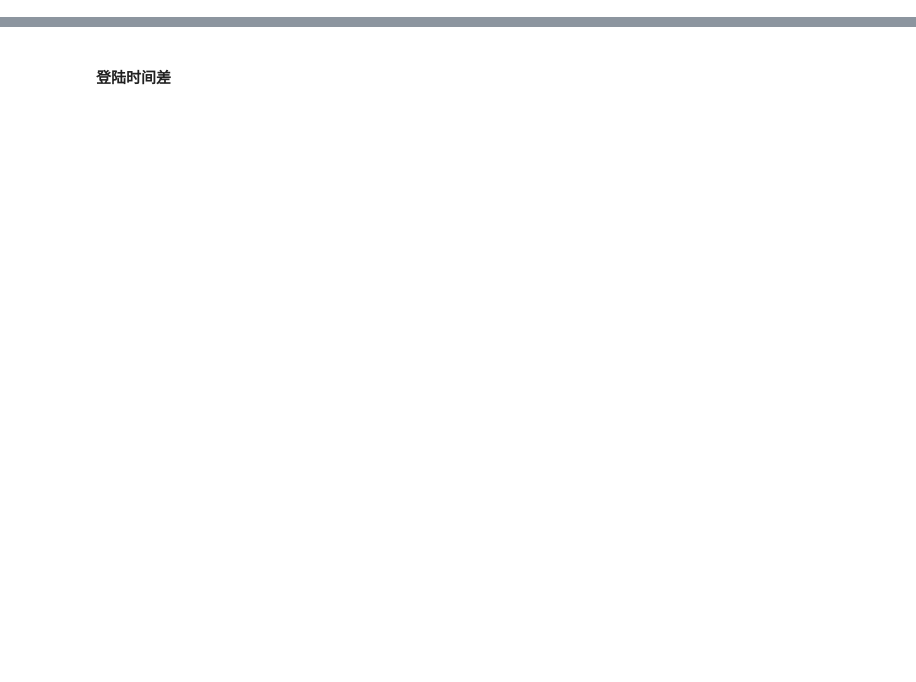
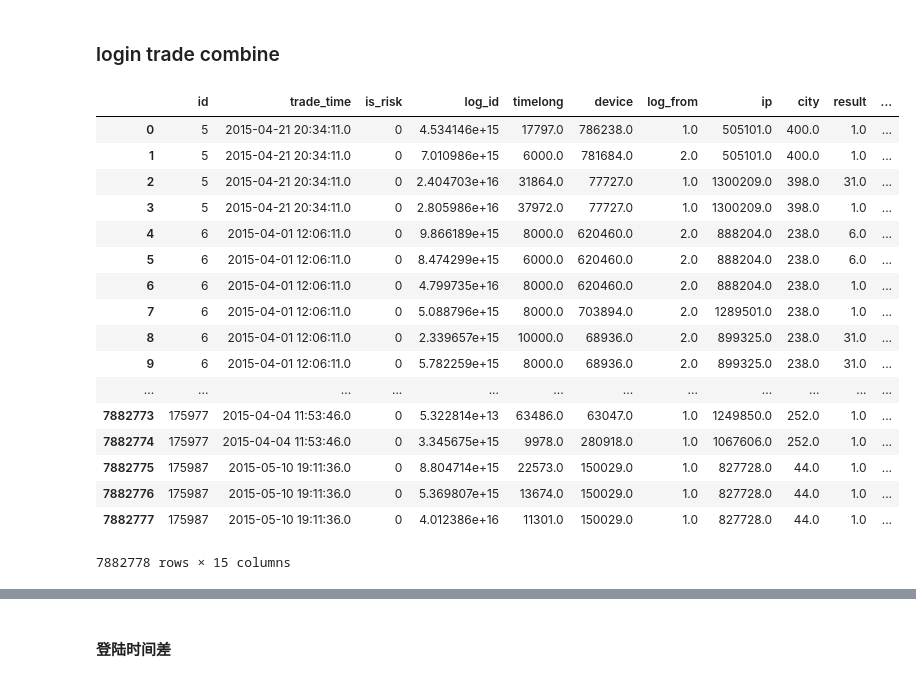
Before and after one commit to dereksjtu/MachineLearning_Matches, a Jupyter notebook: JDD/code/EDA_JDD.ipynb, the cells around one changed output, grey strips where cells are left out. Saved outputs shown, nothing was run; the diff lists cells and outputs as text; code cells hidden in the pictures; blank space fills up the shorter version.

```diff
--- a/JDD/code/EDA_JDD.ipynb
+++ b/JDD/code/EDA_JDD.ipynb
@@ -117,0 +109,2 @@ t_trade_test
+# %% [markdown]
+### login trade  combine
@@ -117,0 +115,22 @@ t_trade_test
+# %%
+log_trade_tr = pd.read_csv('log_trade_tr.csv')
+log_trade_tr
+# %% [output]
+|  | id | trade_time | is_risk | log_id | timelong | device | log_from | ip | city | result | ... |
+| 0 | 5 | 2015-04-21 20:34:11.0 | 0 | 4.534146e+15 | 17797.0 | 786238.0 | 1.0 | 505101.0 | 400.0 | 1.0 | ... |
+| 1 | 5 | 2015-04-21 20:34:11.0 | 0 | 7.010986e+15 | 6000.0 | 781684.0 | 2.0 | 505101.0 | 400.0 | 1.0 | ... |
+| 2 | 5 | 2015-04-21 20:34:11.0 | 0 | 2.404703e+16 | 31864.0 | 77727.0 | 1.0 | 1300209.0 | 398.0 | 31.0 | ... |
+| 3 | 5 | 2015-04-21 20:34:11.0 | 0 | 2.805986e+16 | 37972.0 | 77727.0 | 1.0 | 1300209.0 | 398.0 | 1.0 | ... |
+| 4 | 6 | 2015-04-01 12:06:11.0 | 0 | 9.866189e+15 | 8000.0 | 620460.0 | 2.0 | 888204.0 | 238.0 | 6.0 | ... |
+| 5 | 6 | 2015-04-01 12:06:11.0 | 0 | 8.474299e+15 | 6000.0 | 620460.0 | 2.0 | 888204.0 | 238.0 | 6.0 | ... |
+| 6 | 6 | 2015-04-01 12:06:11.0 | 0 | 4.799735e+16 | 8000.0 | 620460.0 | 2.0 | 888204.0 | 238.0 | 1.0 | ... |
+| 7 | 6 | 2015-04-01 12:06:11.0 | 0 | 5.088796e+15 | 8000.0 | 703894.0 | 2.0 | 1289501.0 | 238.0 | 1.0 | ... |
+| 8 | 6 | 2015-04-01 12:06:11.0 | 0 | 2.339657e+15 | 10000.0 | 68936.0 | 2.0 | 899325.0 | 238.0 | 31.0 | ... |
+| 9 | 6 | 2015-04-01 12:06:11.0 | 0 | 5.782259e+15 | 8000.0 | 68936.0 | 2.0 | 899325.0 | 238.0 | 31.0 | ... |
+| ... | ... | ... | ... | ... | ... | ... | ... | ... | ... | ... | ... |
+| 7882773 | 175977 | 2015-04-04 11:53:46.0 | 0 | 5.322814e+13 | 63486.0 | 63047.0 | 1.0 | 1249850.0 | 252.0 | 1.0 | ... |
+| 7882774 | 175977 | 2015-04-04 11:53:46.0 | 0 | 3.345675e+15 | 9978.0 | 280918.0 | 1.0 | 1067606.0 | 252.0 | 1.0 | ... |
+| 7882775 | 175987 | 2015-05-10 19:11:36.0 | 0 | 8.804714e+15 | 22573.0 | 150029.0 | 1.0 | 827728.0 | 44.0 | 1.0 | ... |
+| 7882776 | 175987 | 2015-05-10 19:11:36.0 | 0 | 5.369807e+15 | 13674.0 | 150029.0 | 1.0 | 827728.0 | 44.0 | 1.0 | ... |
+| 7882777 | 175987 | 2015-05-10 19:11:36.0 | 0 | 4.012386e+16 | 11301.0 | 150029.0 | 1.0 | 827728.0 | 44.0 | 1.0 | ... |
+7882778 rows × 15 columns
```
Also changed, not shown: parts of 41 cells of this notebook, 7 other files.
